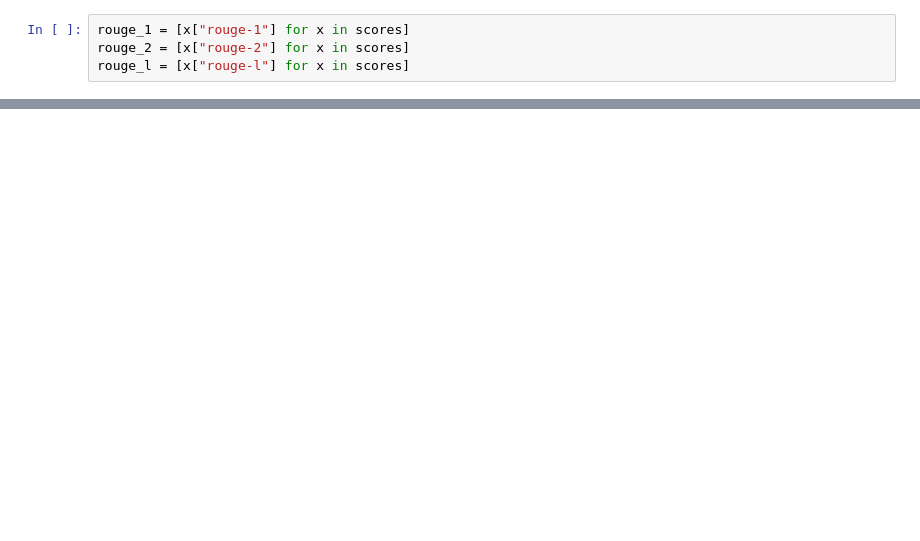
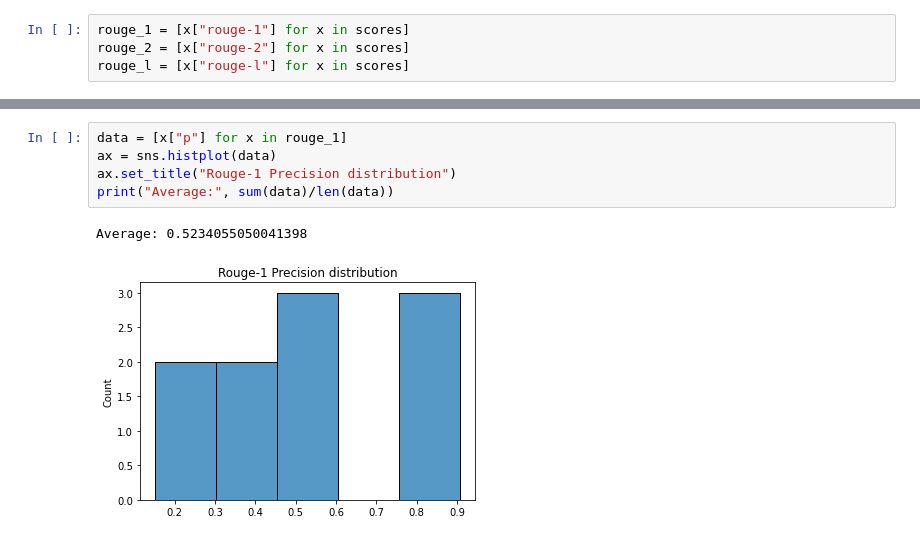
Before and after one commit to sebimo/LegalSum, a Jupyter notebook: src/analysis/Rouge.ipynb, the cells around one changed output, grey strips where cells are left out. Cells and saved outputs as stored; diff of their text form; blank space fills up the shorter version.

```diff
--- a/src/analysis/Rouge.ipynb
+++ b/src/analysis/Rouge.ipynb
@@ -325,0 +307,8 @@ sns.histplot(rouge_2_f)
+# %%
+data = [x["p"] for x in rouge_1]
+ax = sns.histplot(data)
+ax.set_title("Rouge-1 Precision distribution")
+print("Average:", sum(data)/len(data))
+# %% [output]
+Average: 0.5234055050041398
+[figure, added]
```
Also changed, not shown: parts of 31 cells of this notebook, 1 other file.
